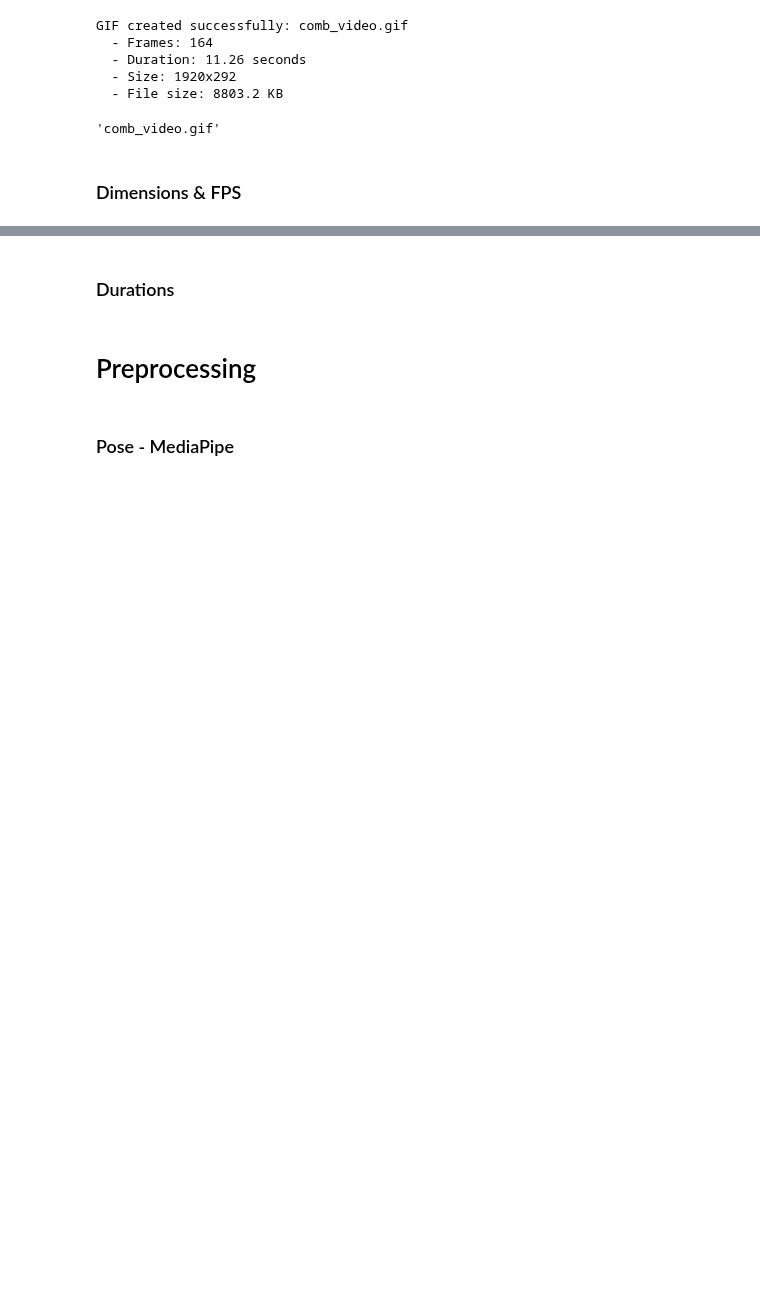
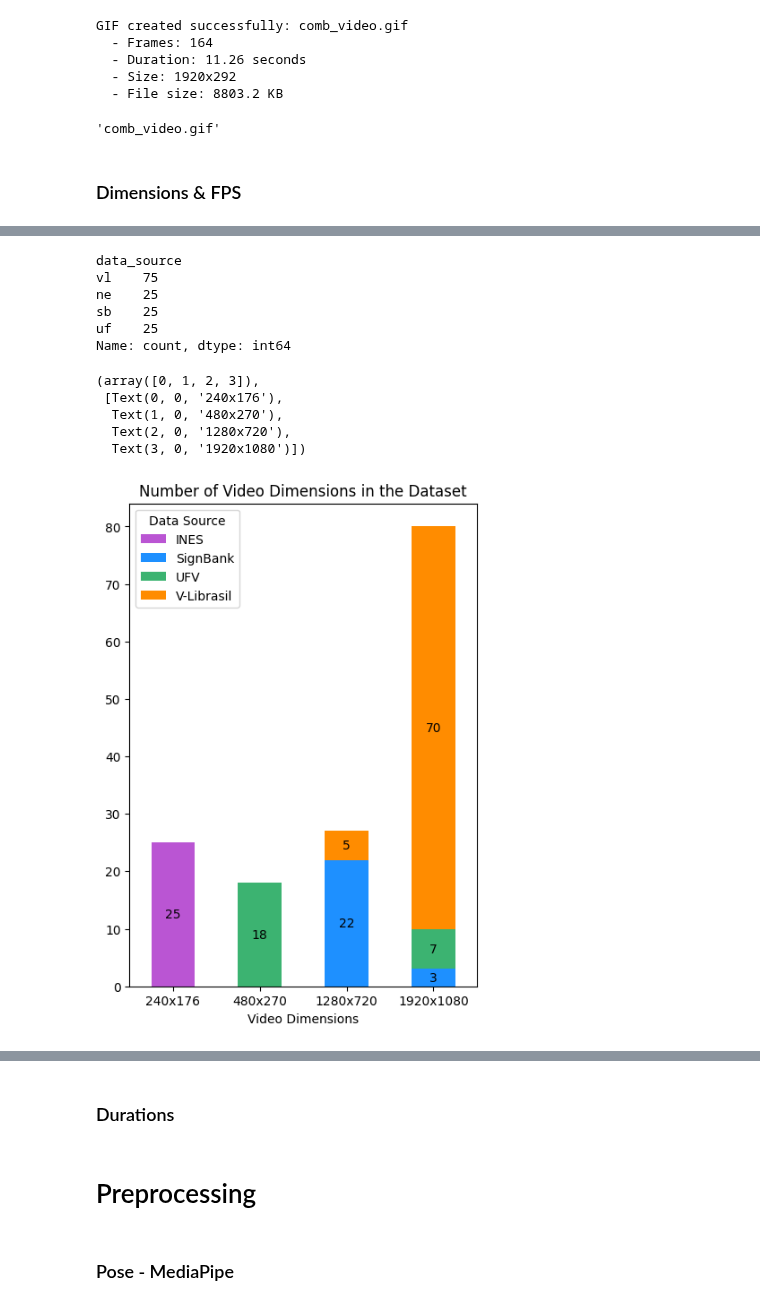
Before and after one commit to patrickf949/SaoPauloBrazilChapter_BrazilianSignLanguage, a Jupyter notebook: code/4_Report_Visualizations.ipynb, the cells around one changed output, grey strips where cells are left out. Saved outputs shown, nothing was run; the diff lists cells and outputs as text; code cells hidden in the pictures; blank space fills up the shorter version.

Commit message:
Made plots and graphics for dataset dimensions & fps section of report

```diff
--- a/code/4_Report_Visualizations.ipynb
+++ b/code/4_Report_Visualizations.ipynb
@@ -245,0 +173,3 @@ GIF created successfully: comb_video.gif
+# %%
+video_metadata = pd.read_csv(path_to_root + f"data/raw/combined/target_dataset_video_metadata.csv")
+video_metadata.head()
@@ -245,0 +183,47 @@ GIF created successfully: comb_video.gif
+# %%
+video_metadata.data_source.value_counts()
+# %% [output]
+data_source
+vl    75
+ne    25
+sb    25
+uf    25
+Name: count, dtype: int64
+# %%
+video_metadata['dimension_str'] = video_metadata['width'].astype(str) + 'x' + video_metadata['height'].astype(str)
+# %%
+dimension_counts = video_metadata.sort_values('width').groupby('dimension_str').data_source.value_counts().unstack()
+# rearrange rows, so the order goes from indexes 1,2,3,4 to 3,4,1,2
+dimension_counts = dimension_counts.reindex(index=['240x176', '480x270', '1280x720', '1920x1080'])
+# dimension_counts = dimension_counts[['240x176', '480x270', '1280x720', '1920x1080']]
+ax = dimension_counts.plot(kind='bar', stacked=True, color=color_list_rgb, figsize=(5, 7))
+
+# Add value labels on top of each bar segment
+y_offset = np.zeros(len(dimension_counts.index))
+for i, col in enumerate(dimension_counts.columns):
+    values = dimension_counts[col]
+    for j, v in enumerate(values):
+        if not np.isnan(v):  # Only add label if value is not NaN
+            ax.text(j, y_offset[j] + v/2, int(v),
+                   ha='center', va='center', color='black')
+        if not np.isnan(v):
+            y_offset[j] += v
+
+# add a legend
+plt.legend(title='Data Source', labels=data_source_list)
+
+# add a title
+plt.title('Number of Video Dimensions in the Dataset')
+
+# add a x label
+plt.xlabel('Video Dimensions')
+
+# clearer xticks
+plt.xticks(rotation=0)
+# %% [output]
+(array([0, 1, 2, 3]),
+ [Text(0, 0, '240x176'),
+  Text(1, 0, '480x270'),
+  Text(2, 0, '1280x720'),
+  Text(3, 0, '1920x1080')])
+[figure, added]
```
Also changed, not shown: parts of 21 cells of this notebook, 3 other files.
